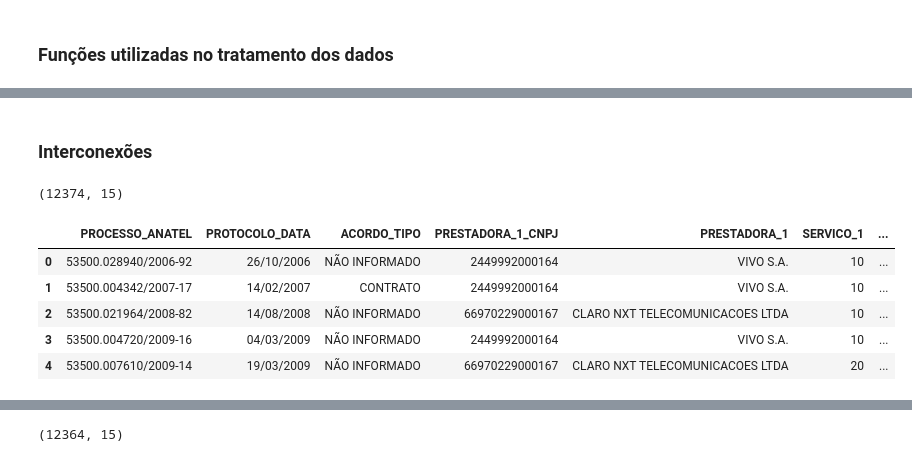
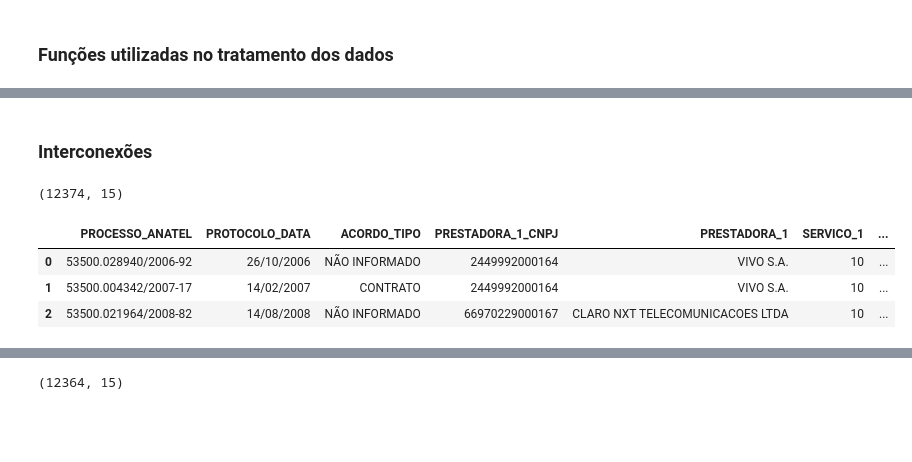
Before and after one commit to Dudz021/TP2-IBD, a Jupyter notebook: 00 - EDA.ipynb, the cells around one changed output, grey strips where cells are left out. Cells and saved outputs as stored; diff of their text form; code cells hidden in the pictures; blank space fills up the shorter version.

```diff
--- a/00 - EDA.ipynb
+++ b/00 - EDA.ipynb
@@ -90,21 +122,19 @@ def tratar_cnpj(df, cnpj_colunas):
 # %% [markdown]
-### Interconexões
+### **Interconexões**
 # %%
 # contratos interconexao
 df_contratos_int = pd.read_csv(
     r'Dados - Contratos/contratos_interconexao.csv',
     sep=';')
 
 print(df_contratos_int.shape)
-df_contratos_int.head(5)
+df_contratos_int.head(3)
 # %% [output]
 (12374, 15)
 |  | PROCESSO_ANATEL | PROTOCOLO_DATA | ACORDO_TIPO | PRESTADORA_1_CNPJ | PRESTADORA_1 | SERVICO_1 | ... |
 | 0 | 53500.028940/2006-92 | 26/10/2006 | NÃO INFORMADO | 2449992000164 | VIVO S.A. | 10 | ... |
 | 1 | 53500.004342/2007-17 | 14/02/2007 | CONTRATO | 2449992000164 | VIVO S.A. | 10 | ... |
 | 2 | 53500.021964/2008-82 | 14/08/2008 | NÃO INFORMADO | 66970229000167 | CLARO NXT TELECOMUNICACOES LTDA | 10 | ... |
-| 3 | 53500.004720/2009-16 | 04/03/2009 | NÃO INFORMADO | 2449992000164 | VIVO S.A. | 10 | ... |
-| 4 | 53500.007610/2009-14 | 19/03/2009 | NÃO INFORMADO | 66970229000167 | CLARO NXT TELECOMUNICACOES LTDA | 20 | ... |
 # %%
 df_contratos_int['ACORDO_TIPO'].unique()
 # %% [output]
```
Also changed, not shown: parts of 33 cells of this notebook, 2 other files.
